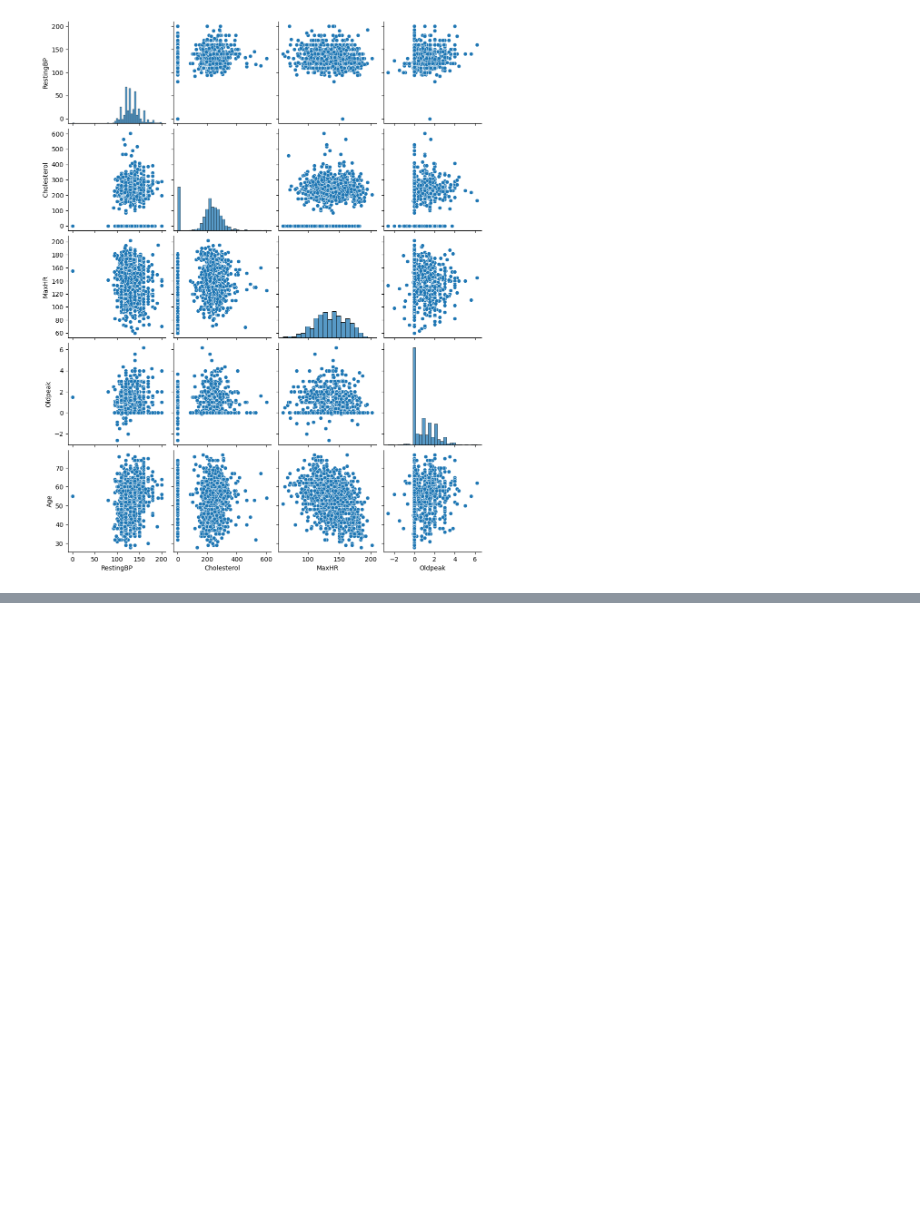
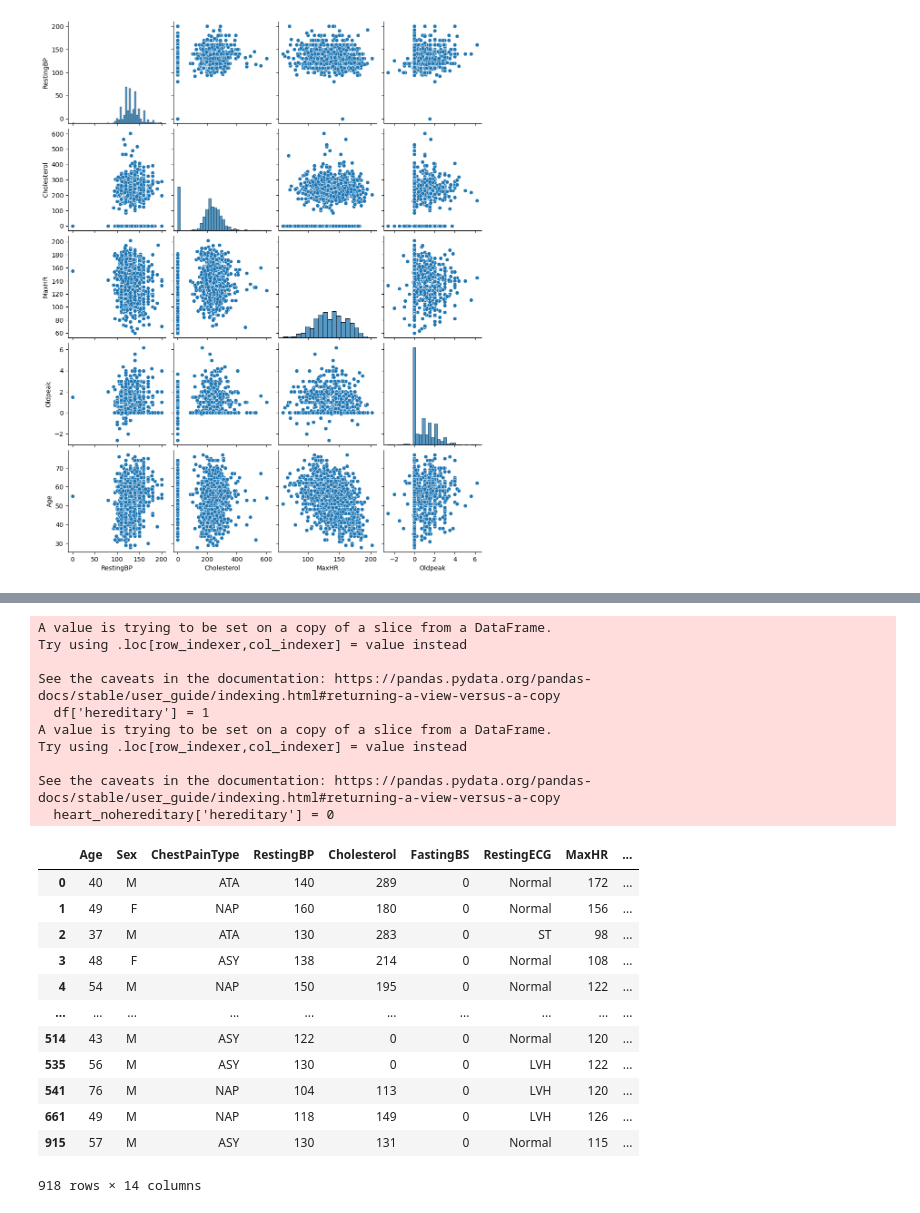
Before and after one commit to prem-0217/HeartDiseaseDetectionModel, a Jupyter notebook: Notebooks/Heart EDA.ipynb, the cells around one changed output, grey strips where cells are left out. Saved outputs shown, nothing was run; the diff lists cells and outputs as text; code cells hidden in the pictures; blank space fills up the shorter version.

```diff
--- a/Notebooks/Heart EDA.ipynb
+++ b/Notebooks/Heart EDA.ipynb
@@ -117,0 +140,31 @@ sns.pairplot(heart, x_vars = numeric, y_vars = y)
+# %%
+df = heart.loc[(heart['HeartDisease']==1) & (heart['FastingBS'] == 0) & (heart['RestingBP'] < 131) & (heart['Cholesterol']<151)]
+df['hereditary'] = 1
+heart_nohereditary = heart[~((heart['HeartDisease']==1) & (heart['FastingBS'] == 0) & (heart['RestingBP'] < 131) & (heart['Cholesterol']<151))]
+heart_nohereditary['hereditary'] = 0
+heart2 = heart_nohereditary.append(df)
+heart2
+# %% [output]
+A value is trying to be set on a copy of a slice from a DataFrame.
+Try using .loc[row_indexer,col_indexer] = value instead
+
+See the caveats in the documentation: https://pandas.pydata.org/pandas-docs/stable/user_guide/indexing.html#returning-a-view-versus-a-copy
+  df['hereditary'] = 1
+A value is trying to be set on a copy of a slice from a DataFrame.
+Try using .loc[row_indexer,col_indexer] = value instead
+
+See the caveats in the documentation: https://pandas.pydata.org/pandas-docs/stable/user_guide/indexing.html#returning-a-view-versus-a-copy
+  heart_nohereditary['hereditary'] = 0
+|  | Age | Sex | ChestPainType | RestingBP | Cholesterol | FastingBS | RestingECG | MaxHR | ... |
+| 0 | 40 | M | ATA | 140 | 289 | 0 | Normal | 172 | ... |
+| 1 | 49 | F | NAP | 160 | 180 | 0 | Normal | 156 | ... |
+| 2 | 37 | M | ATA | 130 | 283 | 0 | ST | 98 | ... |
+| 3 | 48 | F | ASY | 138 | 214 | 0 | Normal | 108 | ... |
+| 4 | 54 | M | NAP | 150 | 195 | 0 | Normal | 122 | ... |
+| ... | ... | ... | ... | ... | ... | ... | ... | ... | ... |
+| 514 | 43 | M | ASY | 122 | 0 | 0 | Normal | 120 | ... |
+| 535 | 56 | M | ASY | 130 | 0 | 0 | LVH | 122 | ... |
+| 541 | 76 | M | NAP | 104 | 113 | 0 | LVH | 120 | ... |
+| 661 | 49 | M | NAP | 118 | 149 | 0 | LVH | 126 | ... |
+| 915 | 57 | M | ASY | 130 | 131 | 0 | Normal | 115 | ... |
+918 rows × 14 columns
```
Also changed, not shown: parts of 6 cells of this notebook, 2 other files.
